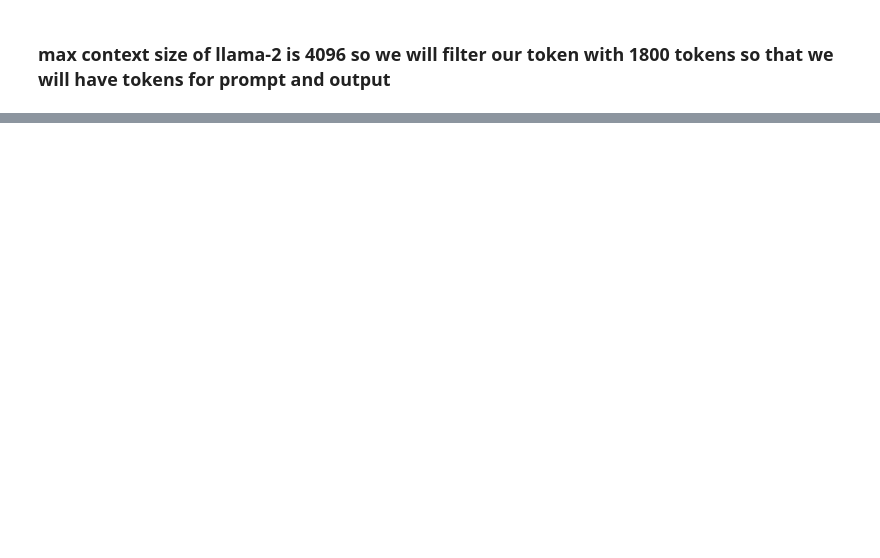
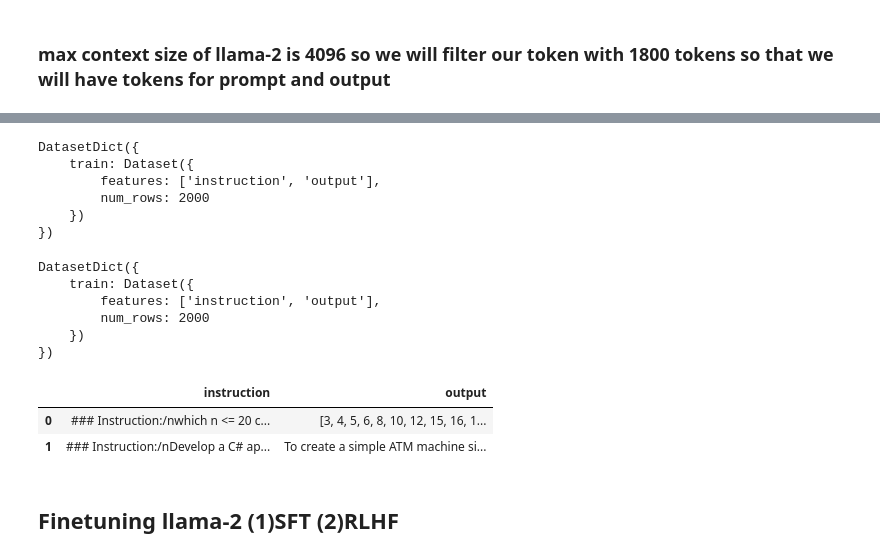
Before and after one commit to vedica1011/NLP_BERT_TL, a Jupyter notebook: finetune_lamma2.ipynb, the cells around one changed output, grey strips where cells are left out. Saved outputs shown, nothing was run; the diff lists cells and outputs as text; code cells hidden in the pictures; blank space fills up the shorter version.

```diff
--- a/finetune_lamma2.ipynb
+++ b/finetune_lamma2.ipynb
@@ -83,0 +129,22 @@ plot_distribution_tokens(token_counts,'distribution of token counts for combined
+# %%
+def get_top_k_rows(dataset,token_counts,k):
+  sorted_indices = sorted(range(len(token_counts)), key=lambda i: token_counts[i],reverse=True)
+  top_k_indicies =  sorted_indices[:k]
+  #top_k_indicies = sorted_indices[:min(k, len(token_counts))]
+  print(len(top_k_indicies))
+
+  top_k_data = {
+      'instruction':[dataset['train'][i]['instruction'] for i in top_k_indicies],
+      'output': [dataset['train'][i]['output'] for i in top_k_indicies]
+
+  }
+
+
+  return Dataset.from_dict(top_k_data)
+
+
+instruction_token_counts = [len(tokenizer.tokenize(example['instruction'])) for example in datasets['train']]
+output_token_counts = [len(tokenizer.tokenize(example['output']))for example in datasets['train']]
+combined_toke_counts = [instruction + output for instruction,output in zip(instruction_token_counts,output_token_counts)]
+
+get_datset = get_top_k_rows(datasets,combined_toke_counts,k=2000)
@@ -83,0 +160,32 @@ plot_distribution_tokens(token_counts,'distribution of token counts for combined
+# %%
+new_datset = DatasetDict({'train':get_datset})
+# %%
+new_datset
+# %% [output]
+DatasetDict({
+    train: Dataset({
+        features: ['instruction', 'output'],
+        num_rows: 2000
+    })
+})
+# %%
+def chat_template(example):
+  example['instruction'] = f"### Instruction:/n{example['instruction']}\n\n### Response:\n"
+  return example
+# %%
+new_datset1 = new_datset.map(chat_template)
+# %%
+new_datset1
+# %% [output]
+DatasetDict({
+    train: Dataset({
+        features: ['instruction', 'output'],
+        num_rows: 2000
+    })
+})
+# %%
+new_datset1['train'].to_pandas().head(2)
+# %% [output]
+|  | instruction | output |
+| 0 | ### Instruction:/nwhich n <= 20 c... | [3, 4, 5, 6, 8, 10, 12, 15, 16, 1... |
+| 1 | ### Instruction:/nDevelop a C# ap... | To create a simple ATM machine si... |
@@ -83,0 +197,2 @@ plot_distribution_tokens(token_counts,'distribution of token counts for combined
+# %% [markdown]
+## Finetuning llama-2 (1)SFT (2)RLHF
```
Also changed, not shown: parts of 26 cells of this notebook.
